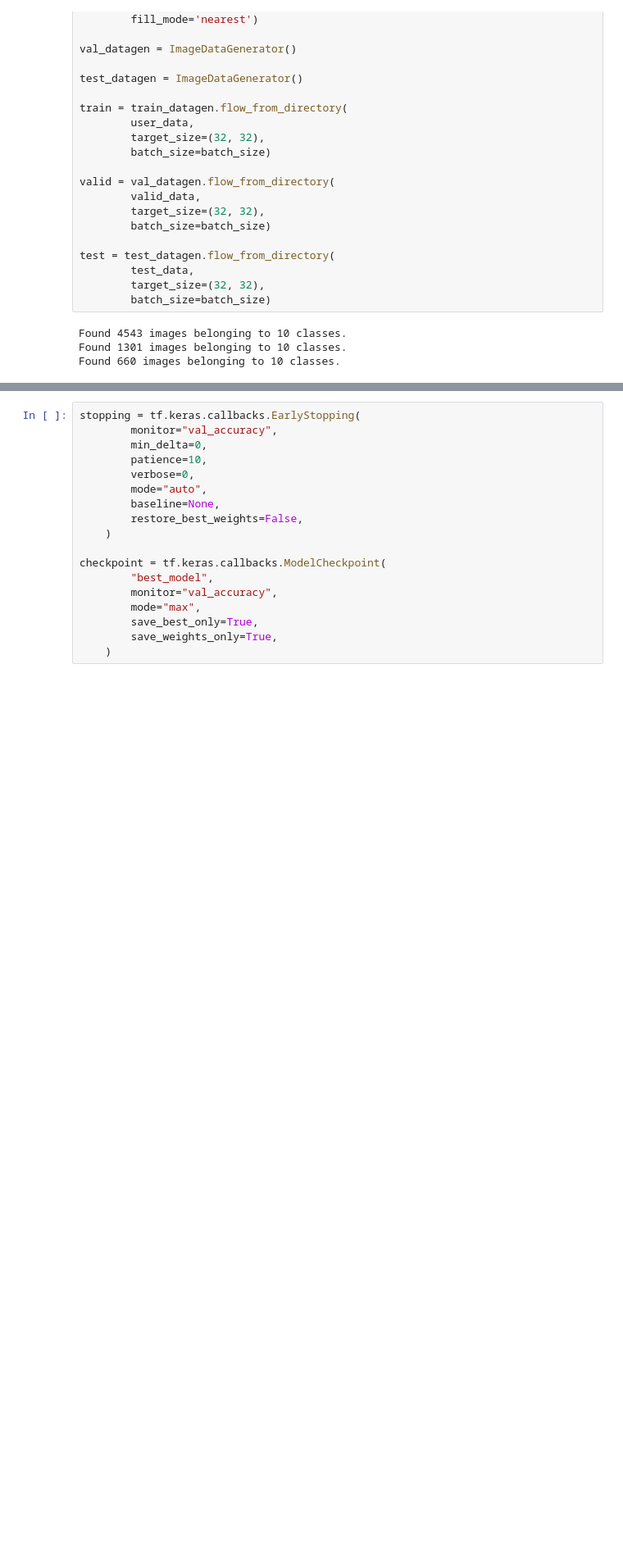
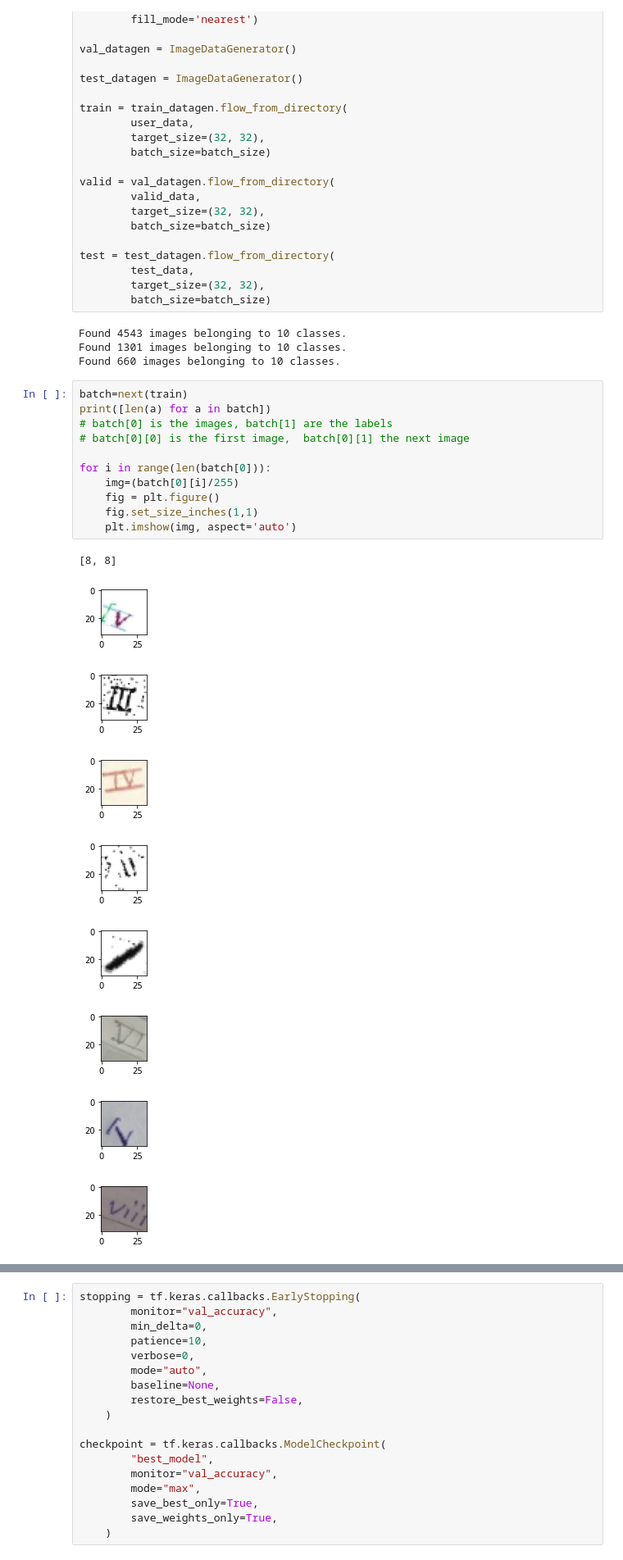
Before and after one commit to AgneevMukherjee/agneev-blog, a Jupyter notebook: augment-combined-ds-cutoff-resnet50-early-stopping.ipynb, the cells around one changed output, grey strips where cells are left out. Shown at 82% size. Cells and saved outputs as stored; diff of their text form; blank space fills up the shorter version.

```diff
--- a/augment-combined-ds-cutoff-resnet50-early-stopping.ipynb
+++ b/augment-combined-ds-cutoff-resnet50-early-stopping.ipynb
@@ -45,3 +45,24 @@ test = test_datagen.flow_from_directory(
 Found 4543 images belonging to 10 classes.
 Found 1301 images belonging to 10 classes.
 Found 660 images belonging to 10 classes.
+# %%
+batch=next(train)
+print([len(a) for a in batch])
+# batch[0] is the images, batch[1] are the labels
+# batch[0][0] is the first image,  batch[0][1] the next image
+
+for i in range(len(batch[0])):
+    img=(batch[0][i]/255)
+    fig = plt.figure()
+    fig.set_size_inches(1,1)
+    plt.imshow(img, aspect='auto')
+# %% [output]
+[8, 8]
+[figure, added]
+[figure, added]
+[figure, added]
+[figure, added]
+[figure, added]
+[figure, added]
+[figure, added]
+[figure, added]
```
Also changed, not shown: parts of 3 cells of this notebook.
